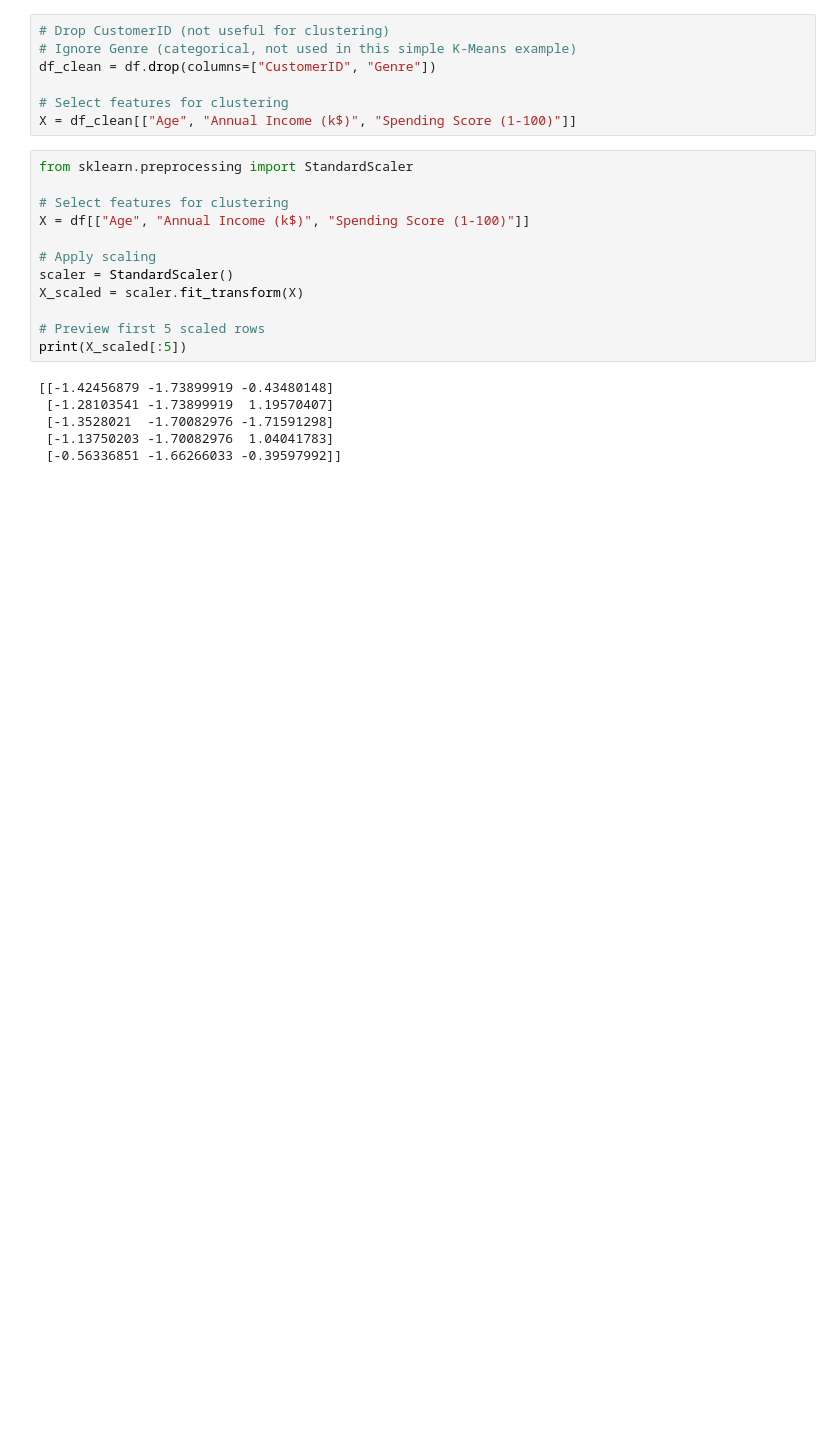
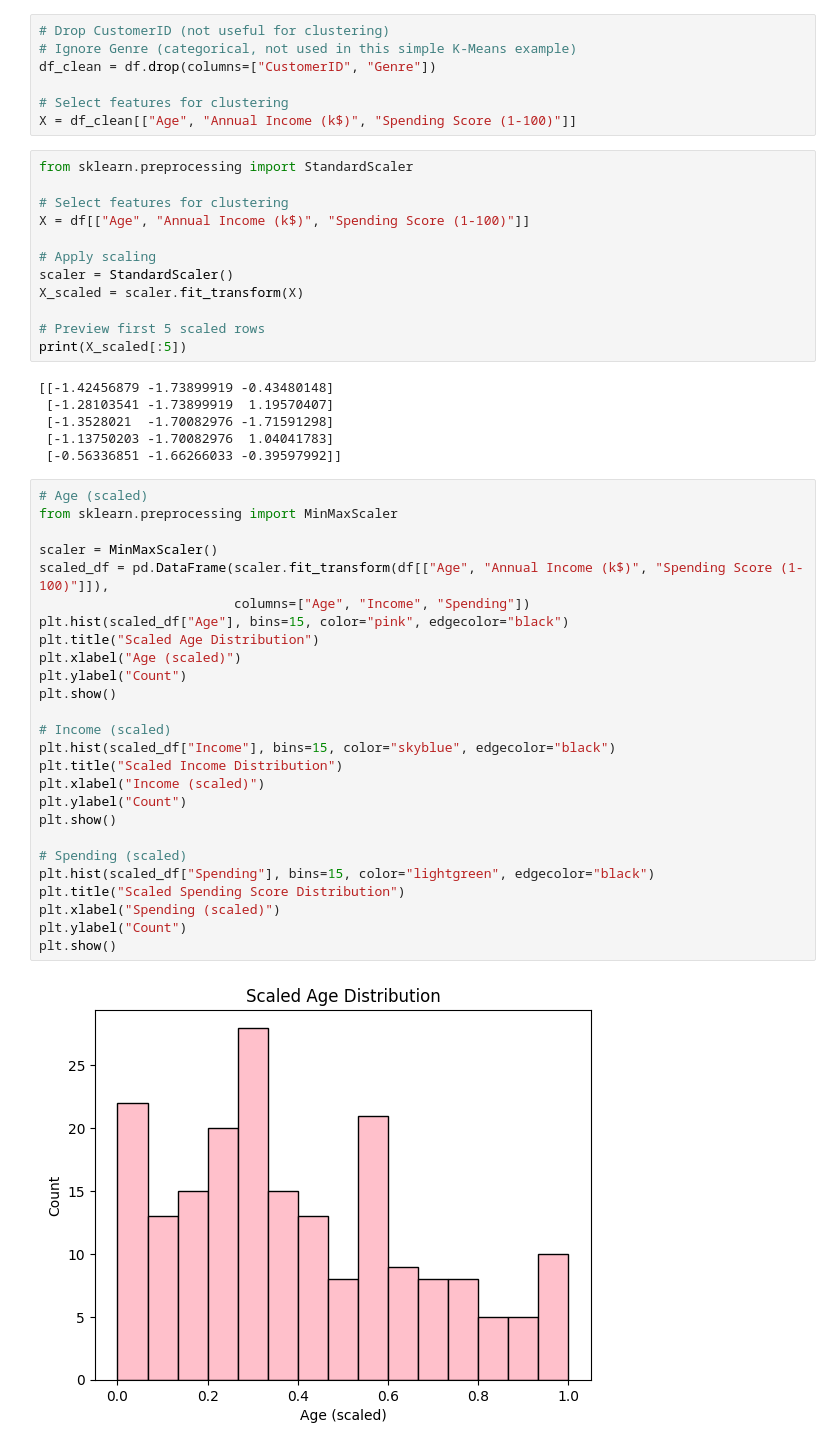
Before and after one commit to PriyankaaNigam/AI-Data-Unlocked, a Jupyter notebook: customer_segmentation/notebooks/mall_segmentation.ipynb, the cells around one changed output. Cells and saved outputs as stored; diff of their text form; blank space fills up the shorter version.

Commit message:
Add scaled histograms for Age, Income, and Spending

```diff
--- a/customer_segmentation/notebooks/mall_segmentation.ipynb
+++ b/customer_segmentation/notebooks/mall_segmentation.ipynb
@@ -164,3 +164,31 @@ print(X_scaled[:5])
  [-1.3528021  -1.70082976 -1.71591298]
  [-1.13750203 -1.70082976  1.04041783]
  [-0.56336851 -1.66266033 -0.39597992]]
+# %%
+# Age (scaled)
+from sklearn.preprocessing import MinMaxScaler
+
+scaler = MinMaxScaler()
+scaled_df = pd.DataFrame(scaler.fit_transform(df[["Age", "Annual Income (k$)", "Spending Score (1-100)"]]),
+                         columns=["Age", "Income", "Spending"])
+plt.hist(scaled_df["Age"], bins=15, color="pink", edgecolor="black")
+plt.title("Scaled Age Distribution")
+plt.xlabel("Age (scaled)")
+plt.ylabel("Count")
+plt.show()
+
+# Income (scaled)
+plt.hist(scaled_df["Income"], bins=15, color="skyblue", edgecolor="black")
+plt.title("Scaled Income Distribution")
+plt.xlabel("Income (scaled)")
+plt.ylabel("Count")
+plt.show()
+
+# Spending (scaled)
+plt.hist(scaled_df["Spending"], bins=15, color="lightgreen", edgecolor="black")
+plt.title("Scaled Spending Score Distribution")
+plt.xlabel("Spending (scaled)")
+plt.ylabel("Count")
+plt.show()
+# %% [output]
+[figure, added]
```
Also changed, not shown: parts of 2 cells of this notebook.
